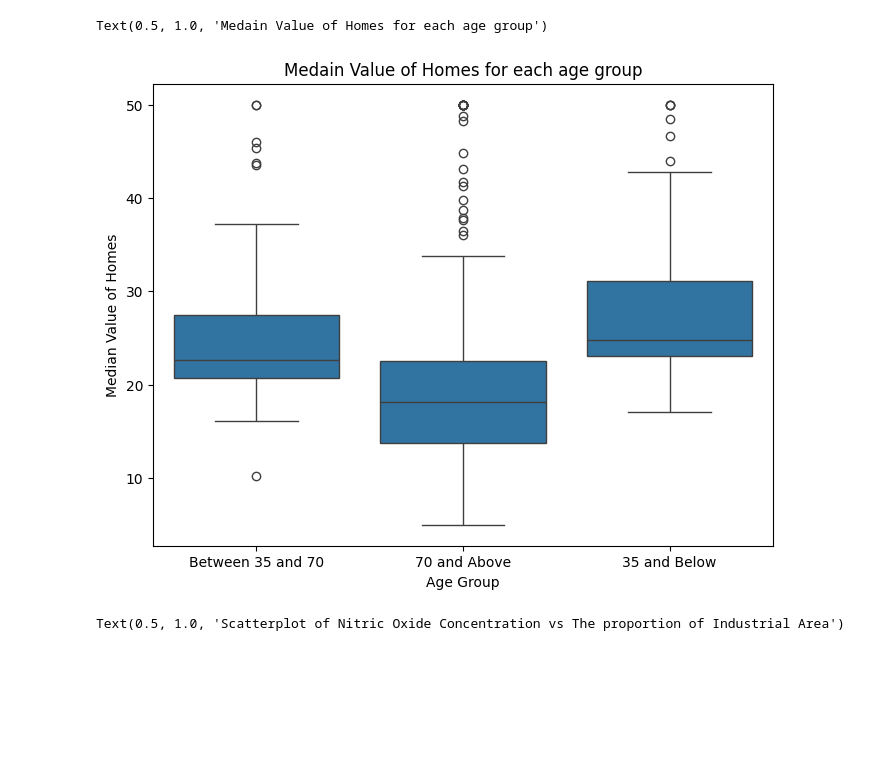
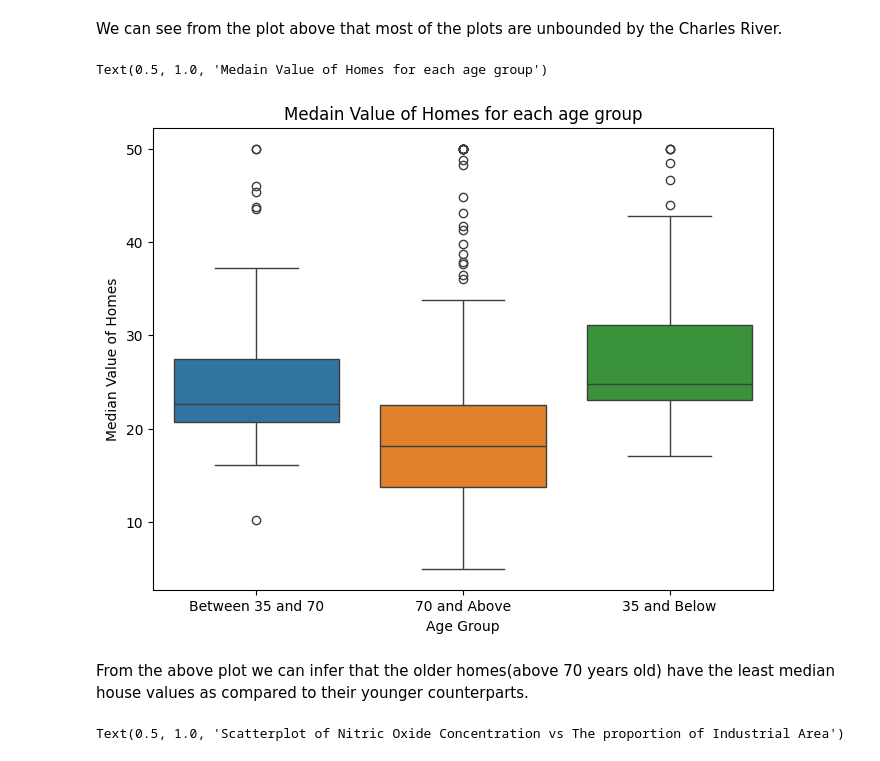
Before and after one commit to vikasagarwal101/statistics-project, a Jupyter notebook: proj.ipynb, the cells around one changed output. Drawn from its saved outputs; the diff is of its cells as text; code cells hidden in the pictures; blank space fills up the shorter version.

```diff
--- a/proj.ipynb
+++ b/proj.ipynb
@@ -25,3 +30,5 @@ Text(0.5, 1.0, 'Box Plot for Charles River Variable')
+# %% [markdown]
+We can see from the plot above that most of the plots are unbounded by the Charles River.
 # %%
 boston_df.loc[(boston_df["AGE"] <= 35), "AGE_GROUP"] = "35 and Below"
 boston_df.loc[
@@ -30,13 +37,15 @@ boston_df.loc[
 boston_df.loc[(boston_df["AGE"] >= 70), "AGE_GROUP"] = "70 and Above"
 # %%
 plt.figure(figsize=(8, 6))
-ax2 = sns.boxplot(x="AGE_GROUP", y="MEDV", data=boston_df)
+ax2 = sns.boxplot(x="AGE_GROUP", y="MEDV", data=boston_df, hue='AGE_GROUP')
 ax2.set_xlabel("Age Group")
 ax2.set_ylabel("Median Value of Homes")
 ax2.set_title("Medain Value of Homes for each age group")
 # %% [output]
 Text(0.5, 1.0, 'Medain Value of Homes for each age group')
-[figure, old version]
+[figure, new version]
+# %% [markdown]
+From the above plot we can infer that the older homes(above 70 years old) have the least median house values as compared to their younger counterparts.
 # %%
 plt.figure(figsize=(8, 6))
 ax3 = sns.scatterplot(x="NOX", y="INDUS", data=boston_df)
```
Also changed, not shown: parts of 8 cells of this notebook.
